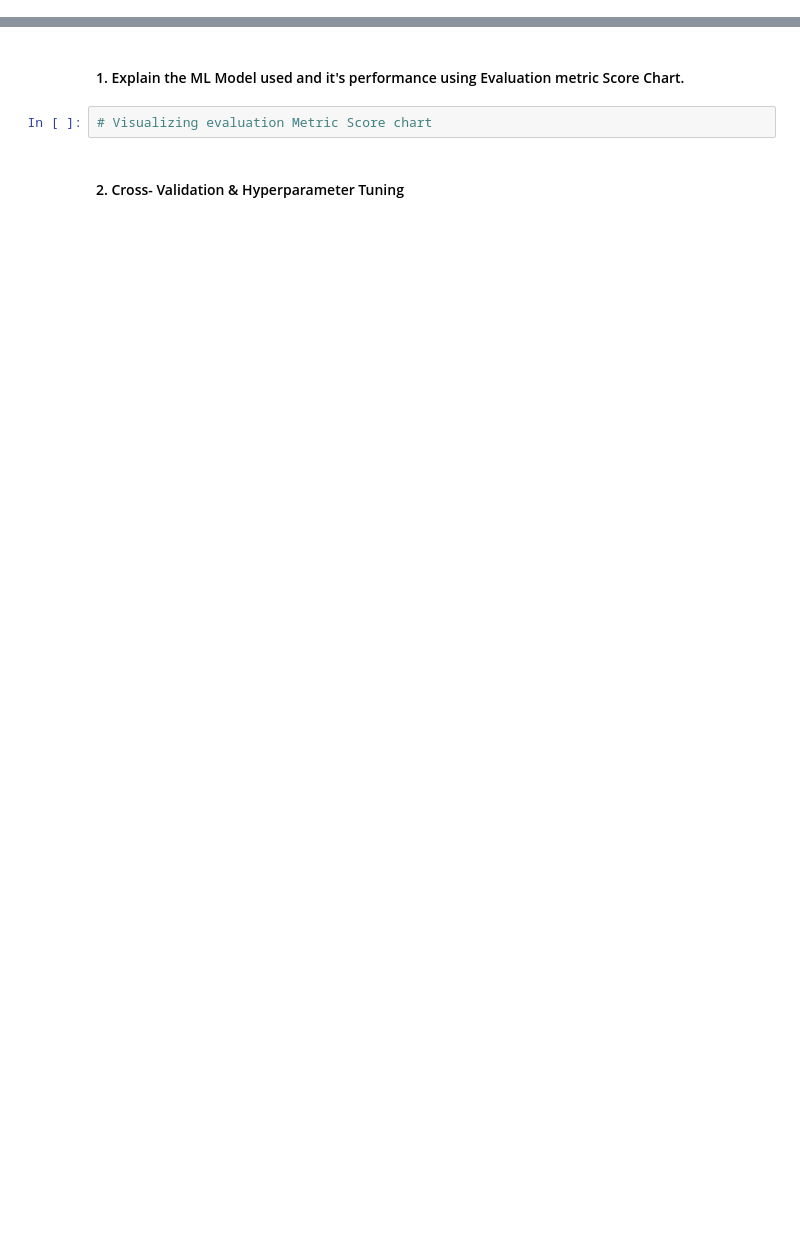
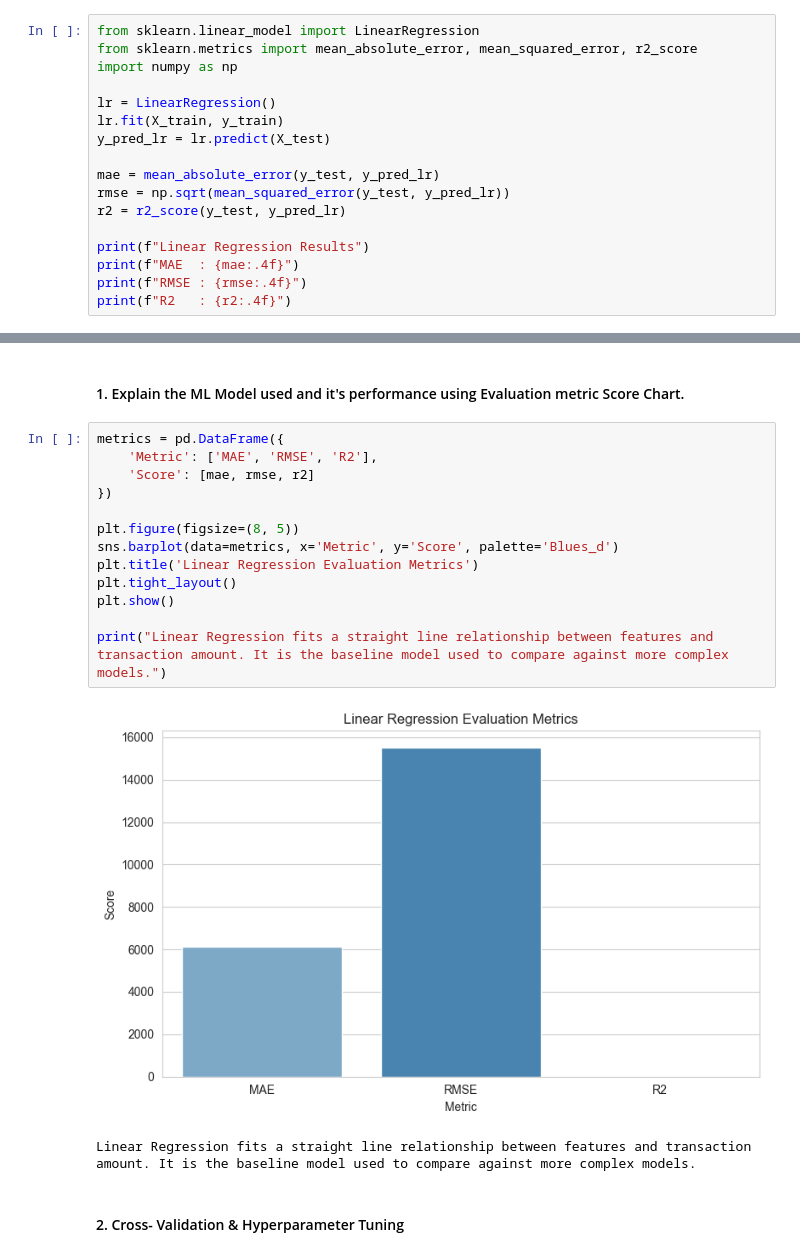
Before and after one commit to sarthak-codes11/-phonepe-transaction-insights, a Jupyter notebook: Sample_ML_Submission_Template-2.ipynb, the cells around one changed output, grey strips where cells are left out. Saved outputs shown, nothing was run; the diff lists cells and outputs as text; blank space fills up the shorter version.

Commit message:
Ml models trained and data analysed

```diff
--- a/Sample_ML_Submission_Template-2.ipynb
+++ b/Sample_ML_Submission_Template-2.ipynb
@@ -1286,0 +1288,17 @@ Answer Here.
+# %%
+from sklearn.linear_model import LinearRegression
+from sklearn.metrics import mean_absolute_error, mean_squared_error, r2_score
+import numpy as np
+
+lr = LinearRegression()
+lr.fit(X_train, y_train)
+y_pred_lr = lr.predict(X_test)
+
+mae = mean_absolute_error(y_test, y_pred_lr)
+rmse = np.sqrt(mean_squared_error(y_test, y_pred_lr))
+r2 = r2_score(y_test, y_pred_lr)
+
+print(f"Linear Regression Results")
+print(f"MAE  : {mae:.4f}")
+print(f"RMSE : {rmse:.4f}")
+print(f"R2   : {r2:.4f}")
@@ -1287,6 +1310,20 @@ Answer Here.
 # %% [markdown]
 #### 1. Explain the ML Model used and it's performance using Evaluation metric Score Chart.
-# %%
-# Visualizing evaluation Metric Score chart
+# %%
+metrics = pd.DataFrame({
+    'Metric': ['MAE', 'RMSE', 'R2'],
+    'Score': [mae, rmse, r2]
+})
+
+plt.figure(figsize=(8, 5))
+sns.barplot(data=metrics, x='Metric', y='Score', palette='Blues_d')
+plt.title('Linear Regression Evaluation Metrics')
+plt.tight_layout()
+plt.show()
+
+print("Linear Regression fits a straight line relationship between features and transaction amount. It is the baseline model used to compare against more complex models.")
+# %% [output]
+[figure, added]
+Linear Regression fits a straight line relationship between features and transaction amount. It is the baseline model used to compare against more complex models.
 # %% [markdown]
 #### 2. Cross- Validation & Hyperparameter Tuning
```
Also changed, not shown: parts of 40 cells of this notebook.
